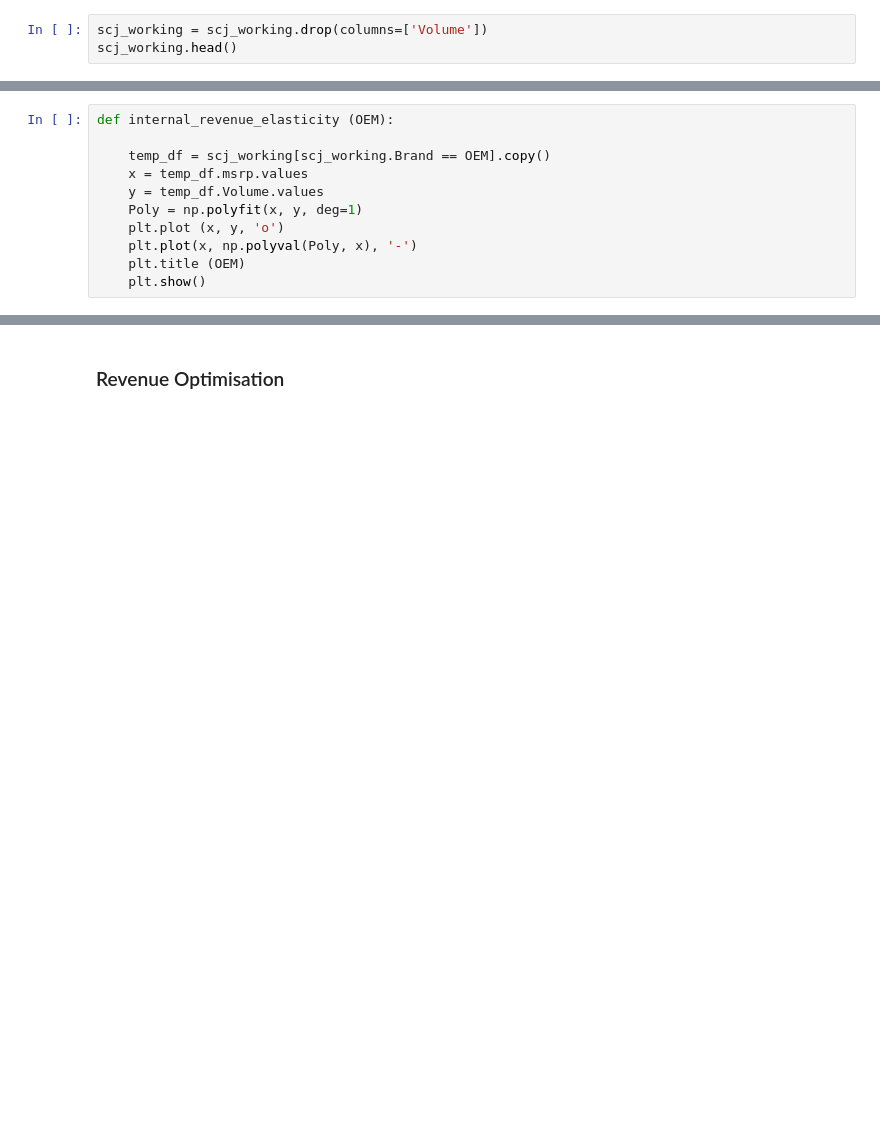
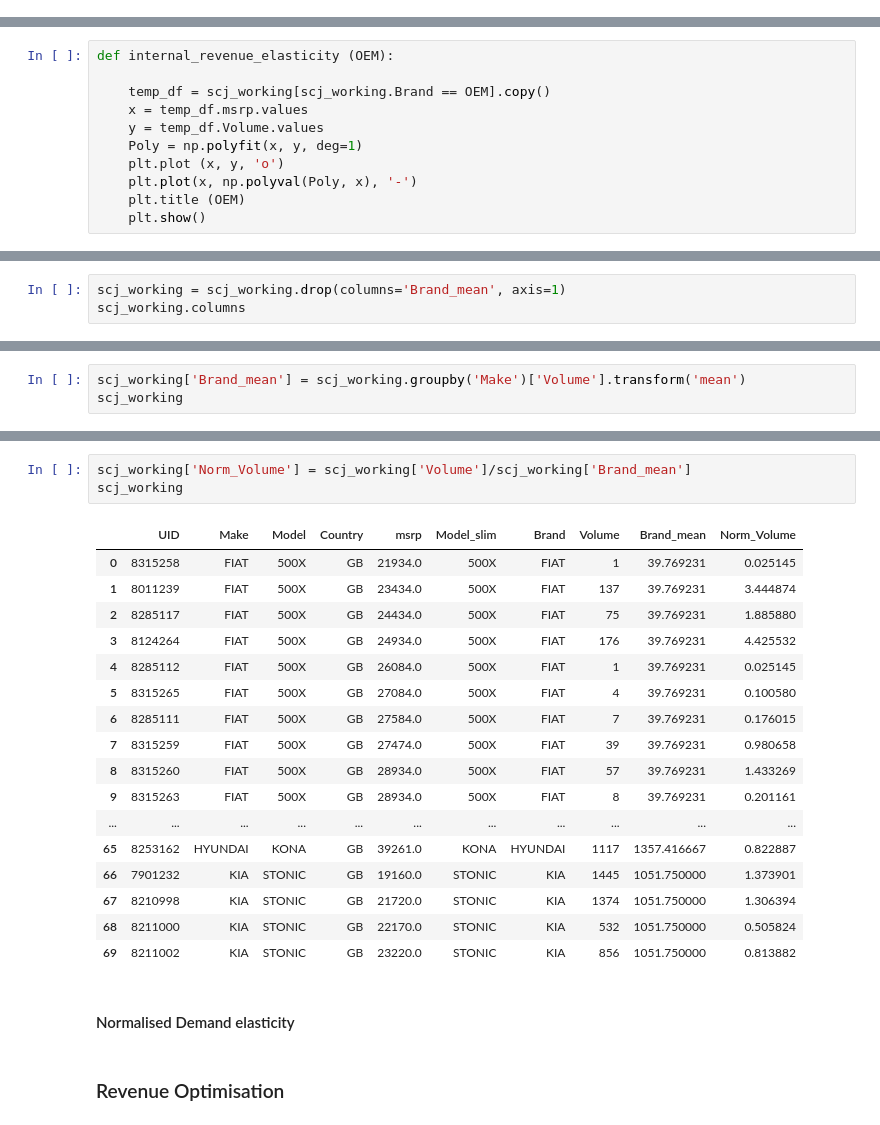
Before and after one commit to unded666/NissanBD, a Jupyter notebook: Notebooks/Nissan.ipynb, the cells around one changed output, grey strips where cells are left out. Cells and saved outputs as stored; diff of their text form; blank space fills up the shorter version.

Commit message:
Created Brand-mean-normalisation for volumes

```diff
--- a/Notebooks/Nissan.ipynb
+++ b/Notebooks/Nissan.ipynb
@@ -1325,3 +1324,0 @@ scj_working
-# %%
-scj_working = scj_working.drop(columns=['Volume'])
-scj_working.head()
@@ -1506,0 +1505,3 @@ def internal_revenue_elasticity (OEM):
+# %%
+scj_working = scj_working.drop(columns='Brand_mean', axis=1)
+scj_working.columns
@@ -1506,0 +1512,3 @@ def internal_revenue_elasticity (OEM):
+# %%
+scj_working['Brand_mean'] = scj_working.groupby('Make')['Volume'].transform('mean')
+scj_working
@@ -1507,2 +1533,25 @@ def internal_revenue_elasticity (OEM):
+# %%
+scj_working['Norm_Volume'] = scj_working['Volume']/scj_working['Brand_mean']
+scj_working
+# %% [output]
+|  | UID | Make | Model | Country | msrp | Model_slim | Brand | Volume | Brand_mean | Norm_Volume |
+| 0 | 8315258 | FIAT | 500X | GB | 21934.0 | 500X | FIAT | 1 | 39.769231 | 0.025145 |
+| 1 | 8011239 | FIAT | 500X | GB | 23434.0 | 500X | FIAT | 137 | 39.769231 | 3.444874 |
+| 2 | 8285117 | FIAT | 500X | GB | 24434.0 | 500X | FIAT | 75 | 39.769231 | 1.885880 |
+| 3 | 8124264 | FIAT | 500X | GB | 24934.0 | 500X | FIAT | 176 | 39.769231 | 4.425532 |
+| 4 | 8285112 | FIAT | 500X | GB | 26084.0 | 500X | FIAT | 1 | 39.769231 | 0.025145 |
+| 5 | 8315265 | FIAT | 500X | GB | 27084.0 | 500X | FIAT | 4 | 39.769231 | 0.100580 |
+| 6 | 8285111 | FIAT | 500X | GB | 27584.0 | 500X | FIAT | 7 | 39.769231 | 0.176015 |
+| 7 | 8315259 | FIAT | 500X | GB | 27474.0 | 500X | FIAT | 39 | 39.769231 | 0.980658 |
+| 8 | 8315260 | FIAT | 500X | GB | 28934.0 | 500X | FIAT | 57 | 39.769231 | 1.433269 |
+| 9 | 8315263 | FIAT | 500X | GB | 28934.0 | 500X | FIAT | 8 | 39.769231 | 0.201161 |
+| ... | ... | ... | ... | ... | ... | ... | ... | ... | ... | ... |
+| 65 | 8253162 | HYUNDAI | KONA | GB | 39261.0 | KONA | HYUNDAI | 1117 | 1357.416667 | 0.822887 |
+| 66 | 7901232 | KIA | STONIC | GB | 19160.0 | STONIC | KIA | 1445 | 1051.750000 | 1.373901 |
+| 67 | 8210998 | KIA | STONIC | GB | 21720.0 | STONIC | KIA | 1374 | 1051.750000 | 1.306394 |
+| 68 | 8211000 | KIA | STONIC | GB | 22170.0 | STONIC | KIA | 532 | 1051.750000 | 0.505824 |
+| 69 | 8211002 | KIA | STONIC | GB | 23220.0 | STONIC | KIA | 856 | 1051.750000 | 0.813882 |
+# %% [markdown]
+#### Normalised Demand elasticity
 # %% [markdown]
 ### Revenue Optimisation
```
Also changed, not shown: parts of 7 cells of this notebook.
